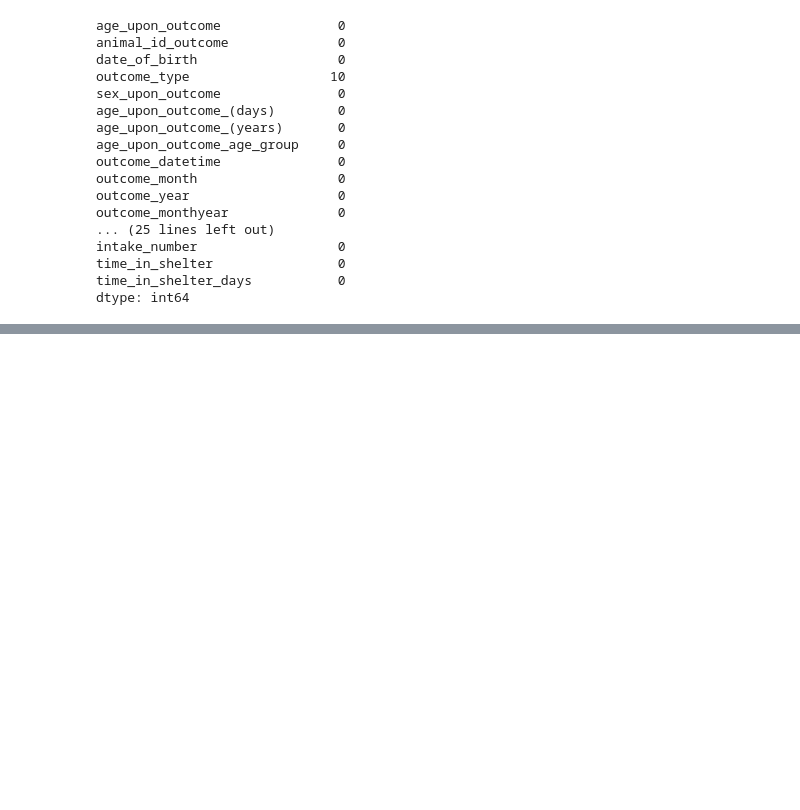
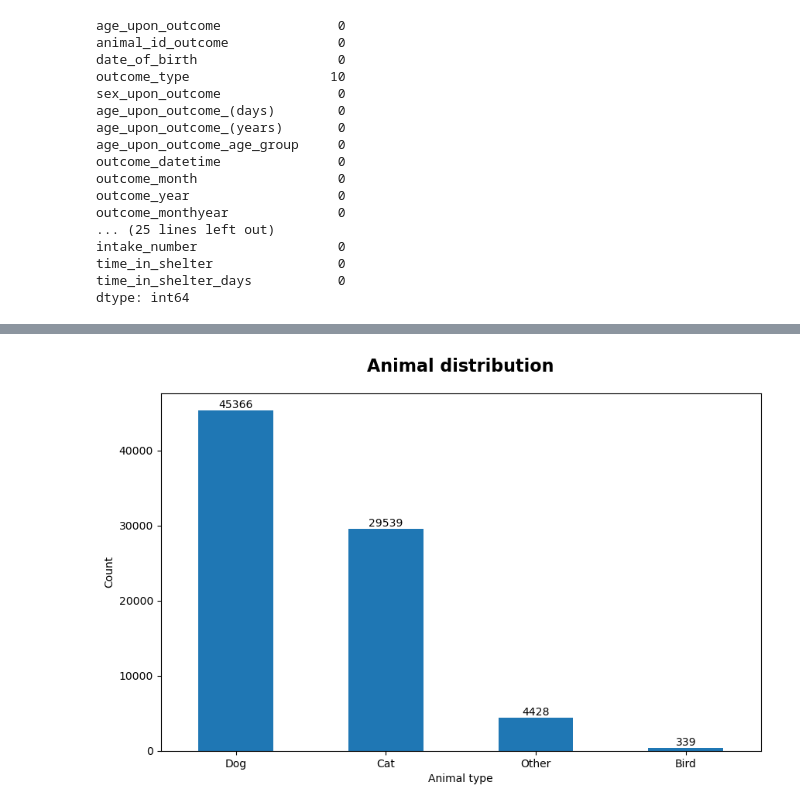
Before and after one commit to KatarinaOldakowski/Austin_Animal_Centre_Shelter, a Jupyter notebook: Austin_Animal_Centre_Shelter.ipynb, the cells around one changed output, grey strips where cells are left out. Cells and saved outputs as stored; diff of their text form; code cells hidden in the pictures; blank space fills up the shorter version.

Commit message:
plots

```diff
--- a/Austin_Animal_Centre_Shelter.ipynb
+++ b/Austin_Animal_Centre_Shelter.ipynb
@@ -179,0 +214,4 @@ dtype: int64
+# %%
+df["sex_upon_intake"].fillna("Unknown", inplace = True)
+
+# sex_upon_intake has only one missing value which now will be allocated with "unknown" type
@@ -179,0 +238,8 @@ dtype: int64
+# %%
+df.set_index("animal_id_intake", inplace = True)
+df.index.name = "animal_id"
+
+# animal_id_intake & animal_id_outcome has the same values so
+# Ive decided to set animal_id_intake as a new index
+# %%
+df.drop(columns= "animal_id_outcome", inplace = True)
@@ -179,0 +257,10 @@ dtype: int64
+# %%
+df.drop(columns =
+        ["sex_upon_outcome", "age_upon_outcome_(days)", "outcome_month", "outcome_year",
+        "outcome_hour", "outcome_number", "dob_month", "dob_monthyear", "count",
+        "age_upon_intake_(years)", "intake_monthyear", "intake_hour", "intake_number",
+        "time_in_shelter"],
+        inplace = True
+)
+
+# decided to drop some of the columns as I wont need them to analysis, ram will also benefit from it
@@ -179,0 +278,19 @@ dtype: int64
+# %%
+animal_type_counts = df["animal_type"].value_counts()
+
+plt.figure(figsize=(10,6))
+
+ax = animal_type_counts.plot(kind="bar")
+plt.title("Animal distribution", fontsize =16, pad= 20, fontweight= "bold")
+plt.xlabel("Animal type")
+plt.ylabel("Count")
+plt.xticks(rotation=0)
+
+for i, count in enumerate(animal_type_counts):
+    ax.text(i, count, str(count), ha='center', va='bottom')
+
+plt.show()
+
+# Dogs are the largest group in animal shelter, just slightly over 45thousands
+# %% [output]
+[figure, added]
```
Also changed, not shown: parts of 10 cells of this notebook.
